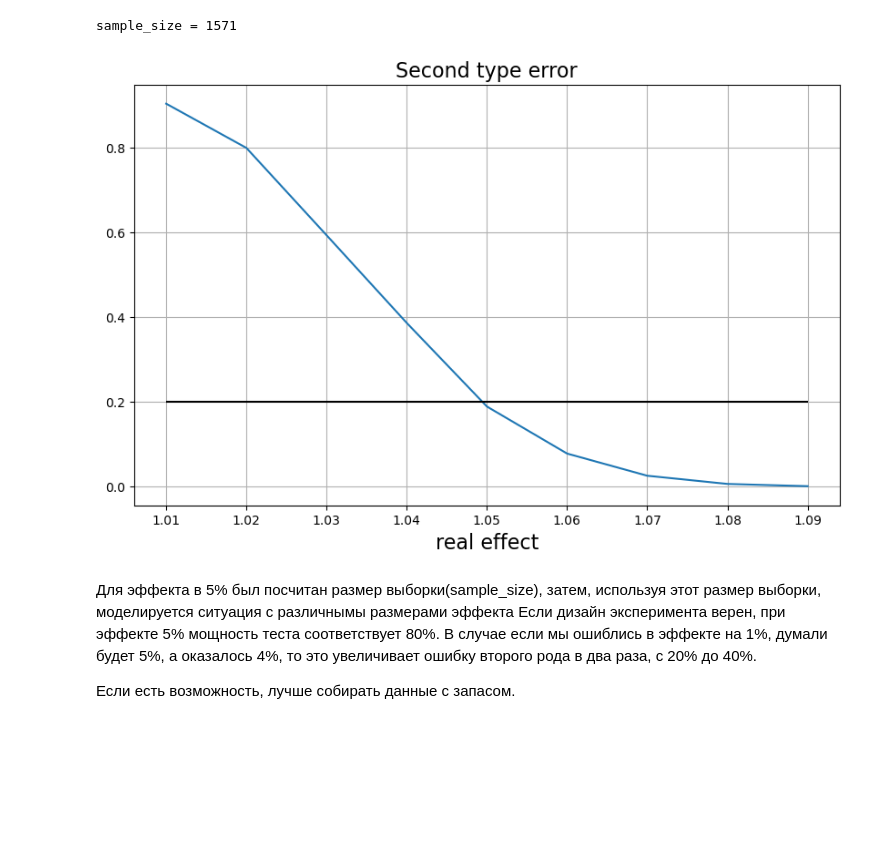
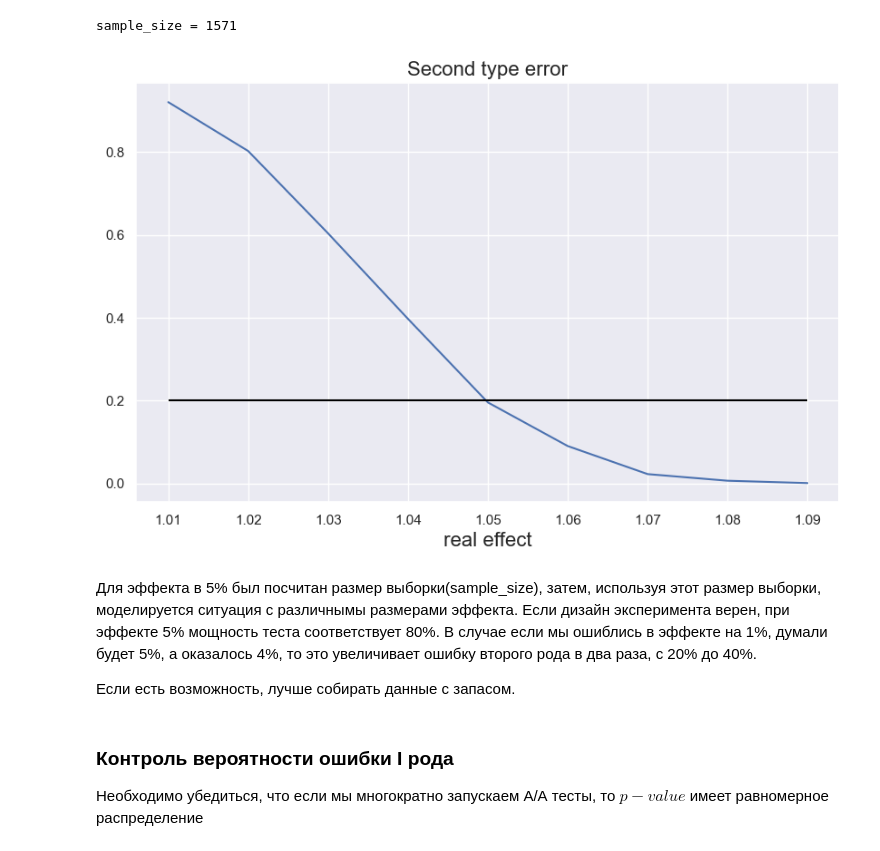
Before and after one commit to ShashlovAI/stat, a Jupyter notebook: design_testing.ipynb, the cells around one changed output. Saved outputs shown, nothing was run; the diff lists cells and outputs as text; code cells hidden in the pictures; blank space fills up the shorter version.

```diff
--- a/design_testing.ipynb
+++ b/design_testing.ipynb
@@ -47,15 +57,17 @@ sample_size = 1571
 # %%
 plt.figure(figsize=(10, 6))
 plt.plot(effect_sizes, errors)
 plt.title('Second type error', fontsize=16)
 plt.hlines(0.2, 1.01, 1.09, color ='black')
 plt.xlabel('real effect', fontsize=16)
-plt.grid()
 plt.show()
 # %% [output]
-[figure, old version]
+[figure, new version]
 # %% [markdown]
-Для эффекта в 5% был посчитан размер выборки(sample_size), затем, используя этот размер выборки, моделируется ситуация с различнымы размерами эффекта
+Для эффекта в 5% был посчитан размер выборки(sample_size), затем, используя этот размер выборки, моделируется ситуация с различнымы размерами эффекта.
 Если дизайн эксперимента верен, при эффекте 5%  мощность теста соответствует 80%. В случае если мы ошиблись в эффекте на 1%, думали будет 5%, а оказалось 4%, то это увеличивает ошибку второго рода в два раза, с 20% до 40%.
 
 Если есть возможность, лучше собирать данные с запасом.
+# %% [markdown]
+### Контроль вероятности ошибки I рода
+Необходимо убедиться, что если мы многократно запускаем А/А тесты, то $p-value$  имеет равномерное распределение
```
Also changed, not shown: parts of 15 cells of this notebook.
